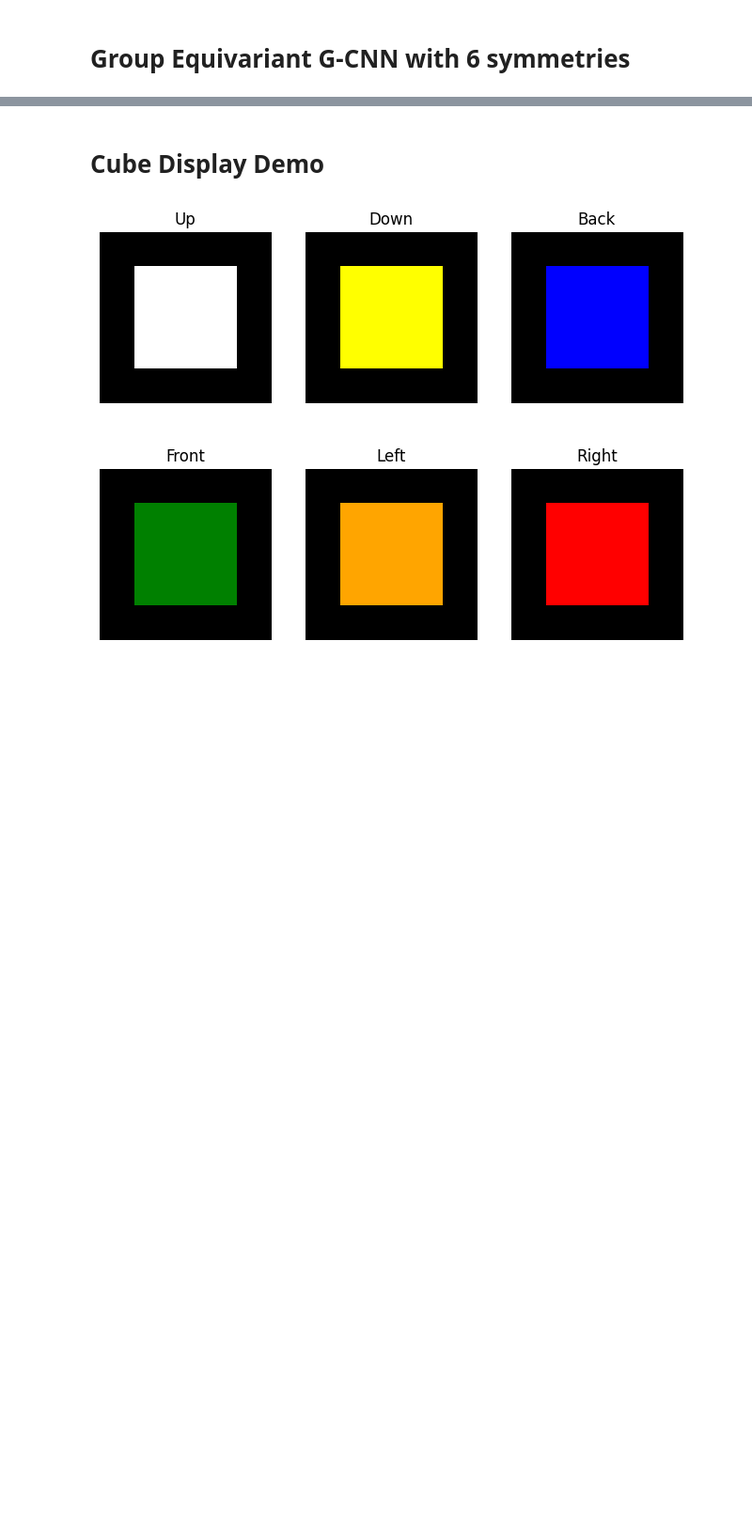
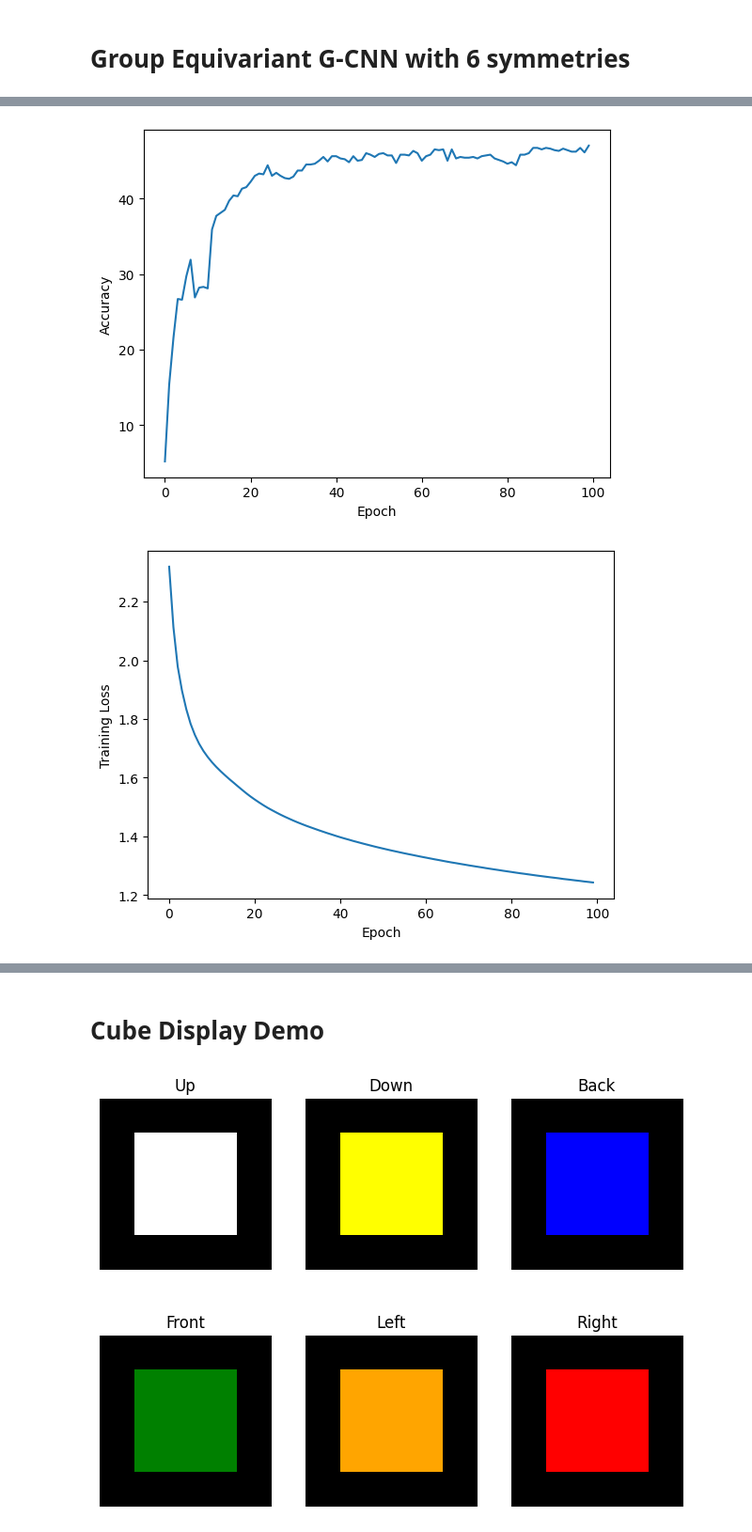
Before and after one commit to kvnjthms/rubiks, a Jupyter notebook: rubiks.ipynb, the cells around one changed output, grey strips where cells are left out. Shown: that part at 94% size. Drawn from its saved outputs; the diff is of its cells as text; code cells hidden in the pictures; blank space fills up the shorter version.

Commit message:
adding 24 symmetries

```diff
--- a/rubiks.ipynb
+++ b/rubiks.ipynb
@@ -505,0 +540,77 @@ Peak accuracy 46.7 %.
+# %%
+# Choose 24 So(3) symmetries
+
+# x rotation works on depth and height
+# y rotation works on depth and width
+# z rotation works on heigth and width
+rot_dims = {
+    'x': (2, 3),
+    'y': (2, 4),
+    'z': (3, 4),
+}
+
+def rotate_3d_kernel_24ways(kernel_5d, orientation_idx):
+    # (axis, k) for each of the 6 ways to put a face 'up'
+    # The first rotation picks which face is facing up - 6 options
+    # The second rotation spins the cube in the plane of that face - 4 options
+    # Total is 6 × 4 = 24 unique orientations — all valid cube rotations in SO(3)
+    face_up_options = [
+        (None, 0),   # identity
+        ('x', 1),
+        ('x', 2),
+        ('x', 3),
+        ('y', 1),
+        ('y', 3),
+    ]
+    # Find which of the 6 faces is on top
+    face_up_id = orientation_idx // 4
+    # Find which rotation around the top face (0°, 90°, 180°, 270°) to apply.
+    inplane_rot = orientation_idx % 4
+
+    axis, k = face_up_options[face_up_id]
+    if axis is None:
+        rotated = kernel_5d
+    else:
+        rotated = torch.rot90(kernel_5d, k=k, dims=rot_dims[axis])
+
+    # After "face up," apply inplace rotation around z
+    return torch.rot90(rotated, k=inplane_rot, dims=rot_dims['z'])
+
+
+class GroupConv3DAll(nn.Module):
+    def __init__(self, in_channels, out_channels, num_orientations=24):
+        super().__init__()
+        self.in_channels = in_channels
+        self.out_channels = out_channels
+        self.num_orientations = num_orientations
+
+        # Base kernel: shape (out_channels, in_channels, D, H, W)
+        self.weight = nn.Parameter(torch.randn(out_channels, in_channels, 3, 3, 3) * 0.1)
+
+    def forward(self, x):
+        # x shape: (batch_size, in_channels, D, H, W)
+
+        conv_outputs = []
+        for orientation in range(self.num_orientations):
+            # 1) Rotate the base kernel
+            w = rotate_3d_kernel_24ways(self.weight, orientation)
+
+            # 2) Standard 3D convolution with rotated kernel
+            output = F.conv3d(x, w, stride=1, padding=1)
+            conv_outputs.append(output)
+
+        # 3) Sum (or average) across all oriented conv results
+        # shape of each conv_g: (batch_size, out_channels, D_out, H_out, W_out)
+        stacked = torch.stack(conv_outputs, dim=0)  # (num_orientations, batch, out_ch, D_out, H_out, W_out)
+        return stacked.sum(dim=0)  # (batch, out_channels, D_out, H_out, W_out)
+
+class RubiksSolverGCNNAll(RubiksSolverNetwork):
+    def __init__(self, train_dataset, eval_dataset):
+        super().__init__(train_dataset, eval_dataset)
+
+        # Define a group-invariant conv layer
+        self.conv1 = GroupConv3DAll(in_channels=1, out_channels=16)  # 16 output channels
+
+# Instantiate the neural network
+train_and_display(lambda: RubiksSolverGCNNAll(train_dataset, eval_dataset))
+# %% [output]
@@ -505,0 +634,2 @@ Peak accuracy 46.7 %.
+[figure, added]
+[figure, added]
```
Also changed, not shown: parts of 11 cells of this notebook.
